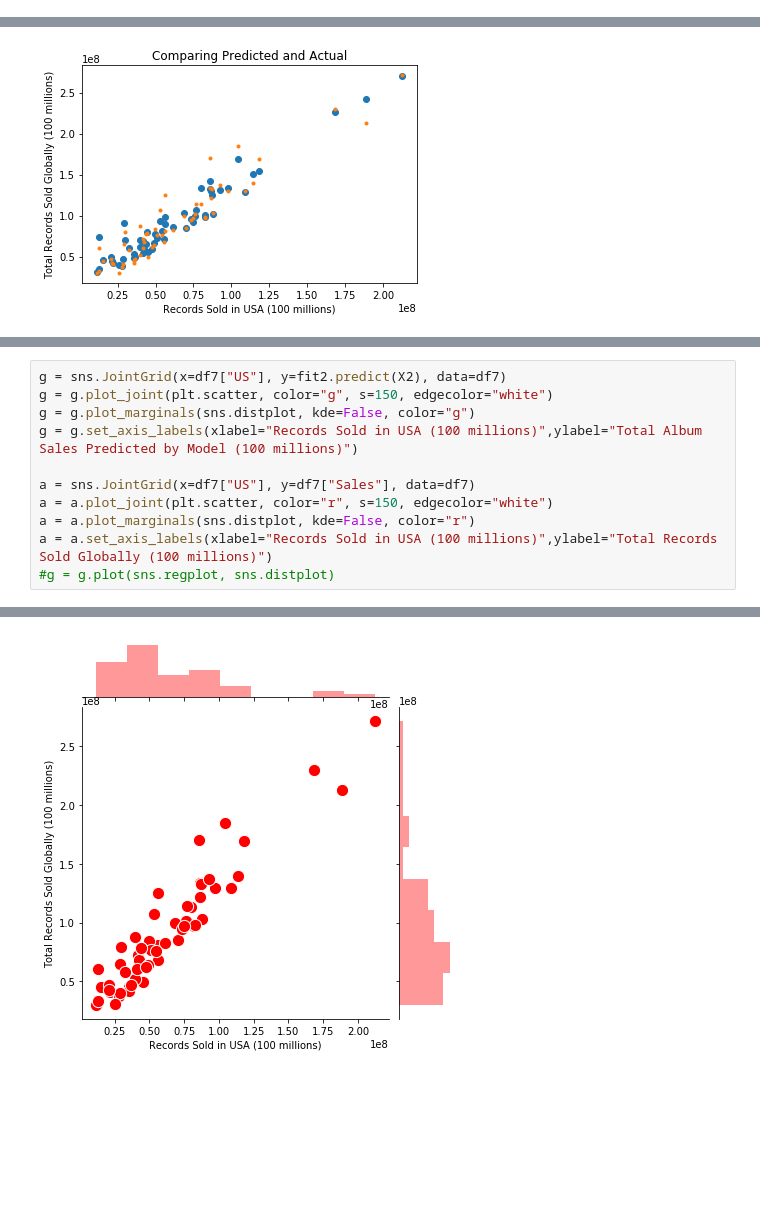
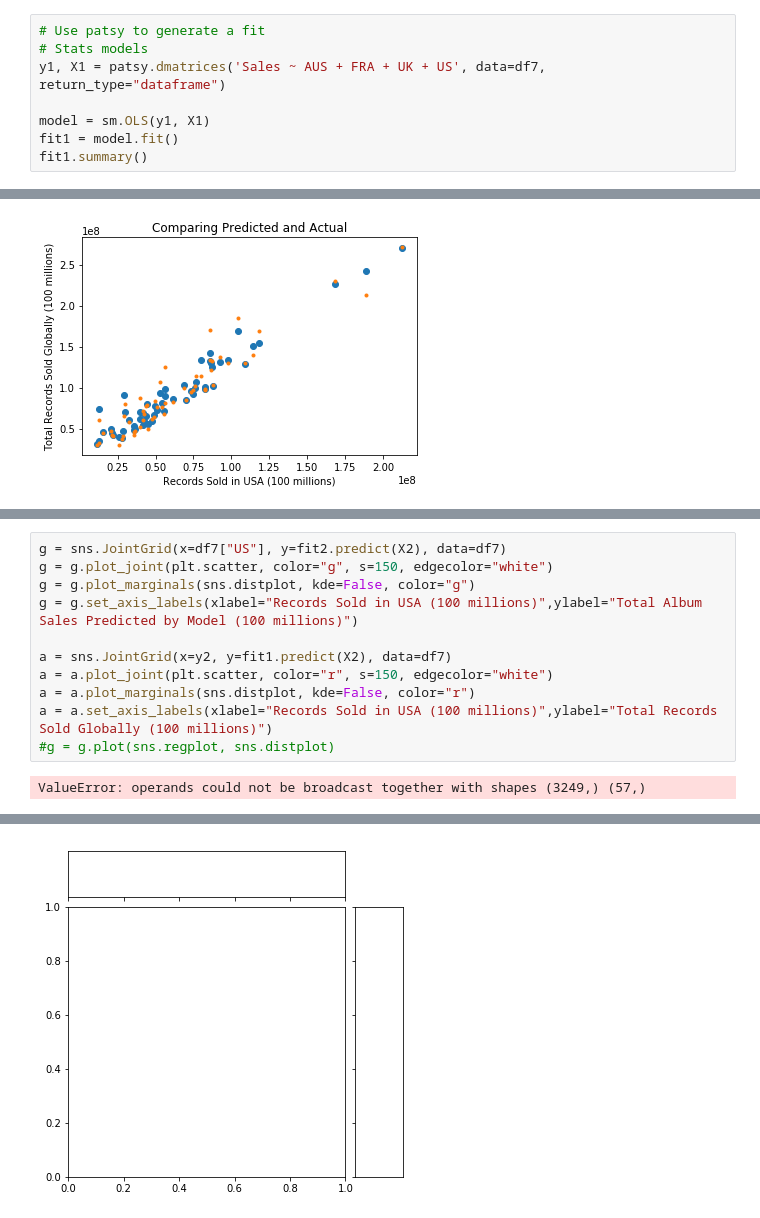
Before and after one commit to kpuryear/Puryear_Metis, a Jupyter notebook: Project2/Luther_Compiled.ipynb, the cells around one changed output, grey strips where cells are left out. Saved outputs shown, nothing was run; the diff lists cells and outputs as text; blank space fills up the shorter version.

```diff
--- a/Project2/Luther_Compiled.ipynb
+++ b/Project2/Luther_Compiled.ipynb
@@ -361,3 +360,11 @@ df7.head()
 | 3 | 48 | 1973 | 150000000 | 84700000.0 | 225000.0 | 225000.0 | 3230000.0 | 70250000.0 |
 | 6 | 25 | 1995 | 100000000 | 72000000.0 | 1400000.0 | 325000.0 | 4875000.0 | 41500000.0 |
 | 7 | 58 | 1963 | 145000000 | 97400000.0 | 2047000.0 | 3150000.0 | 5765000.0 | 82450000.0 |
+# %%
+# Use patsy to generate a fit
+# Stats models
+y1, X1 = patsy.dmatrices('Sales ~ AUS + FRA + UK + US', data=df7, return_type="dataframe")
+
+model = sm.OLS(y1, X1)
+fit1 = model.fit()
+fit1.summary()
@@ -455,14 +541,15 @@ plt.ylabel('Total Records Sold Globally (100 millions)');
 # %%
 g = sns.JointGrid(x=df7["US"], y=fit2.predict(X2), data=df7)
 g = g.plot_joint(plt.scatter, color="g", s=150, edgecolor="white")
 g = g.plot_marginals(sns.distplot, kde=False, color="g")
 g = g.set_axis_labels(xlabel="Records Sold in USA (100 millions)",ylabel="Total Album Sales Predicted by Model (100 millions)")
 
-a = sns.JointGrid(x=df7["US"], y=df7["Sales"], data=df7)
+a = sns.JointGrid(x=y2, y=fit1.predict(X2), data=df7)
 a = a.plot_joint(plt.scatter, color="r", s=150, edgecolor="white")
 a = a.plot_marginals(sns.distplot, kde=False, color="r")
 a = a.set_axis_labels(xlabel="Records Sold in USA (100 millions)",ylabel="Total Records Sold Globally (100 millions)")
 #g = g.plot(sns.regplot, sns.distplot)
 # %% [output]
+ValueError: operands could not be broadcast together with shapes (3249,) (57,)
 [figure]
-[figure, old version]
+[figure, new version]
```
Also changed, not shown: parts of 20 cells of this notebook, 5 other files.
